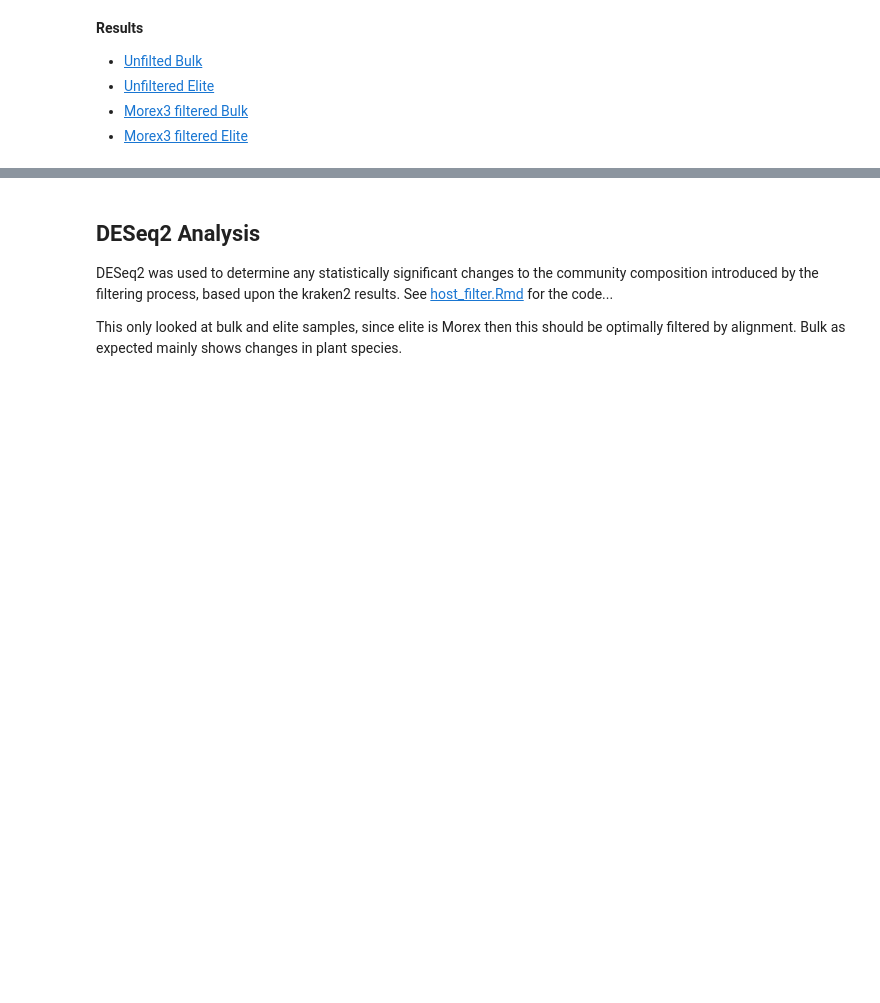
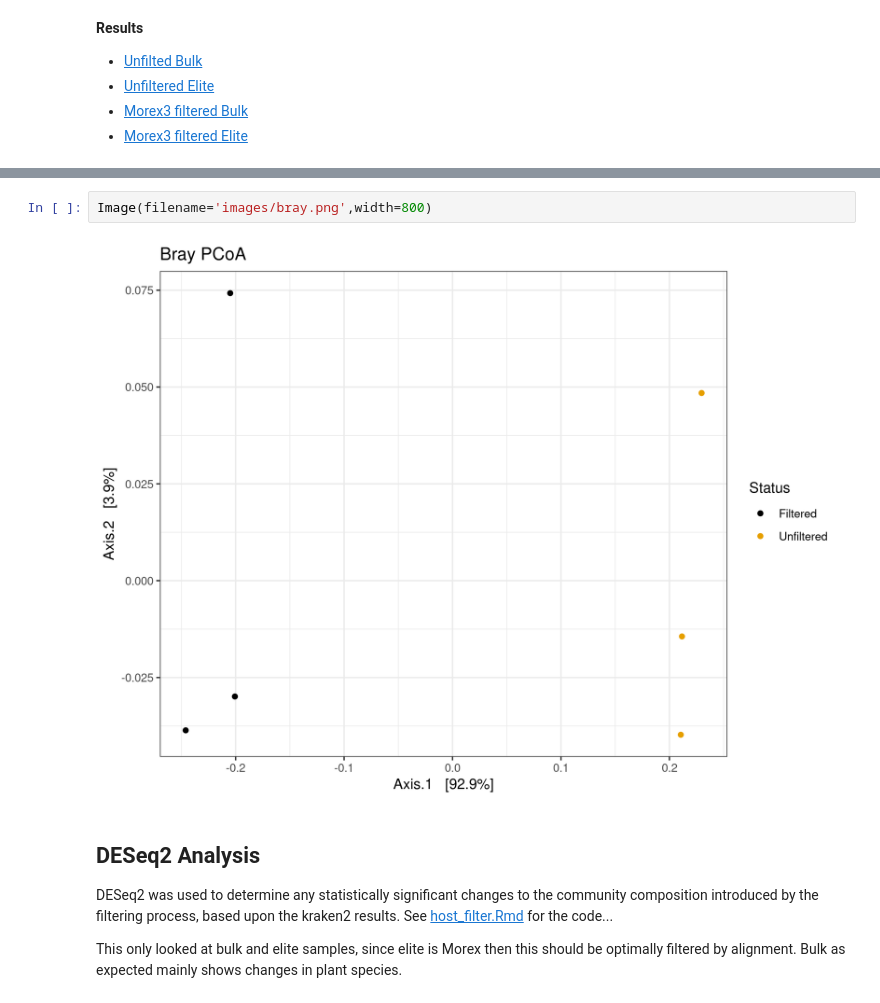
Before and after one commit to jamesabbott/JCA_host_filtering, a Jupyter notebook: host_filter.ipynb, the cells around one changed output, grey strips where cells are left out. Saved outputs shown, nothing was run; the diff lists cells and outputs as text; blank space fills up the shorter version.

```diff
--- a/host_filter.ipynb
+++ b/host_filter.ipynb
@@ -188,3 +214,7 @@ __Results__
+# %%
+Image(filename='images/bray.png',width=800)
+# %% [output]
+[figure, added]
 # %% [markdown]
 ## DESeq2 Analysis
 
```
Also changed, not shown: parts of 8 cells of this notebook, 3 other files.
